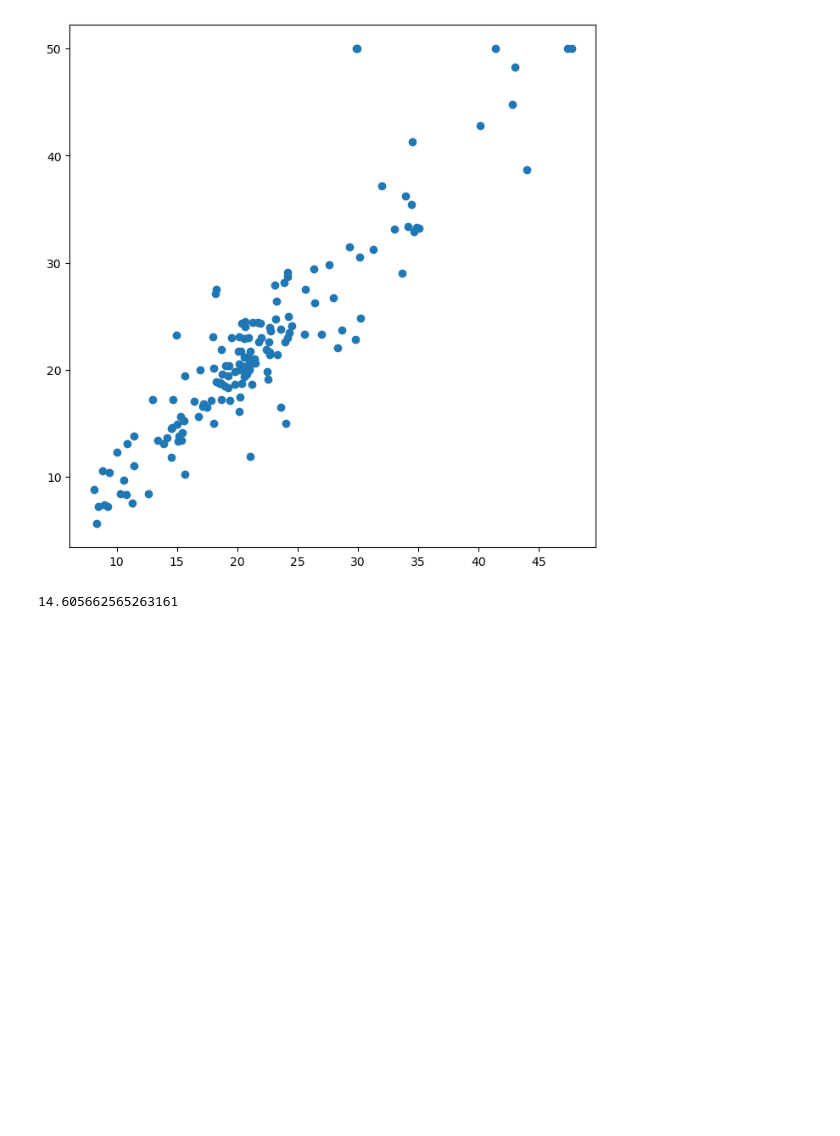
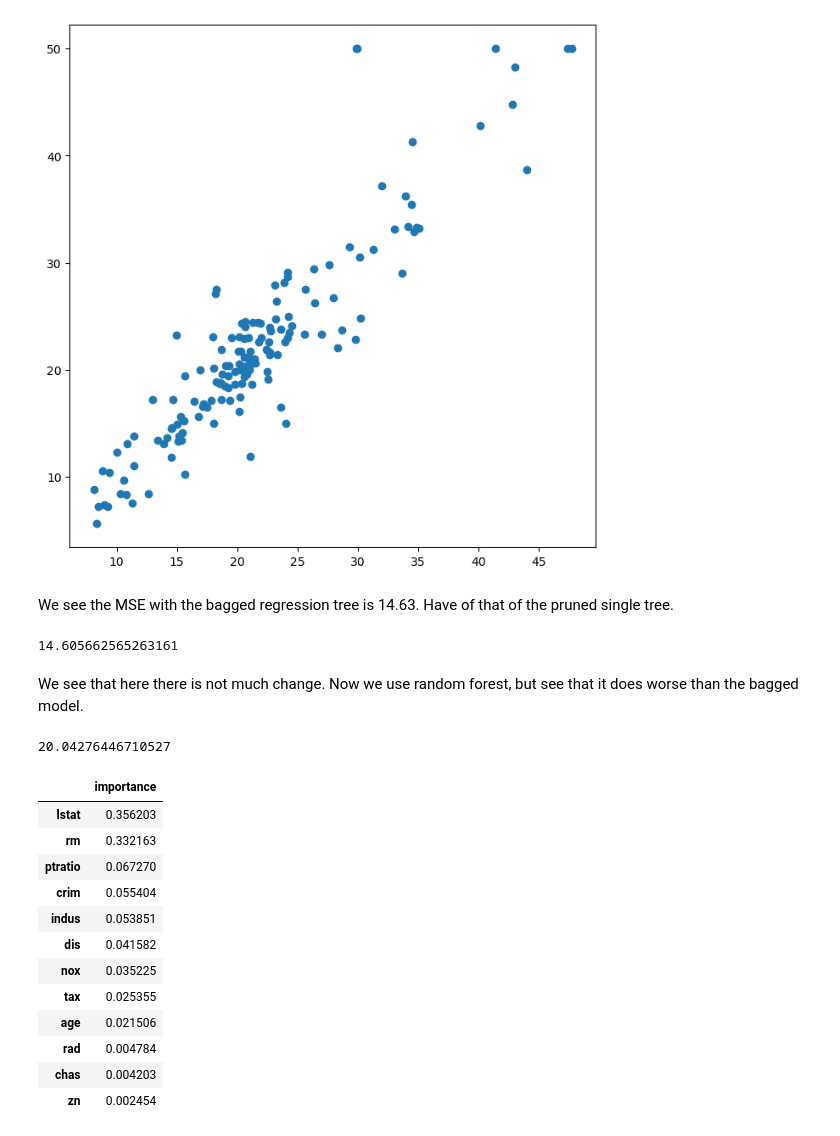
Before and after one commit to jackkrebsbach/stats, a Jupyter notebook: labs/lab8/lab8.ipynb, the cells around one changed output. Drawn from its saved outputs; the diff is of its cells as text; code cells hidden in the pictures; blank space fills up the shorter version.

```diff
--- a/labs/lab8/lab8.ipynb
+++ b/labs/lab8/lab8.ipynb
@@ -237,4 +247,6 @@ np.mean((y_test - y_hat_bag)**2)
 # %% [output]
 14.634700151315787
 [figure]
+# %% [markdown]
+We see the MSE with the bagged regression tree is 14.63. Have of that of the pruned single tree.
 # %%
@@ -244,3 +257,29 @@ y_hat_bag = bag_boston.predict(X_test)
 np.mean((y_test - y_hat_bag)**2)
 # %% [output]
 14.605662565263161
+# %% [markdown]
+We see that here there is not much change. Now we use random forest, but see that it does worse than the bagged model.
+# %%
+RF_boston = RF(max_features = 6,random_state=0).fit(X_train, y_train)
+y_hat_RF = RF_boston.predict(X_test)
+np.mean((y_test - y_hat_RF)**2)
+# %% [output]
+20.04276446710527
+# %%
+# Extract importance
+feature_imp = pd.DataFrame( {'importance':RF_boston.feature_importances_}, index=feature_names)
+feature_imp.sort_values(by='importance', ascending=False)
+# %% [output]
+|  | importance |
+| lstat | 0.356203 |
+| rm | 0.332163 |
+| ptratio | 0.067270 |
+| crim | 0.055404 |
+| indus | 0.053851 |
+| dis | 0.041582 |
+| nox | 0.035225 |
+| tax | 0.025355 |
+| age | 0.021506 |
+| rad | 0.004784 |
+| chas | 0.004203 |
+| zn | 0.002454 |
```
Also changed, not shown: parts of 23 cells of this notebook.
